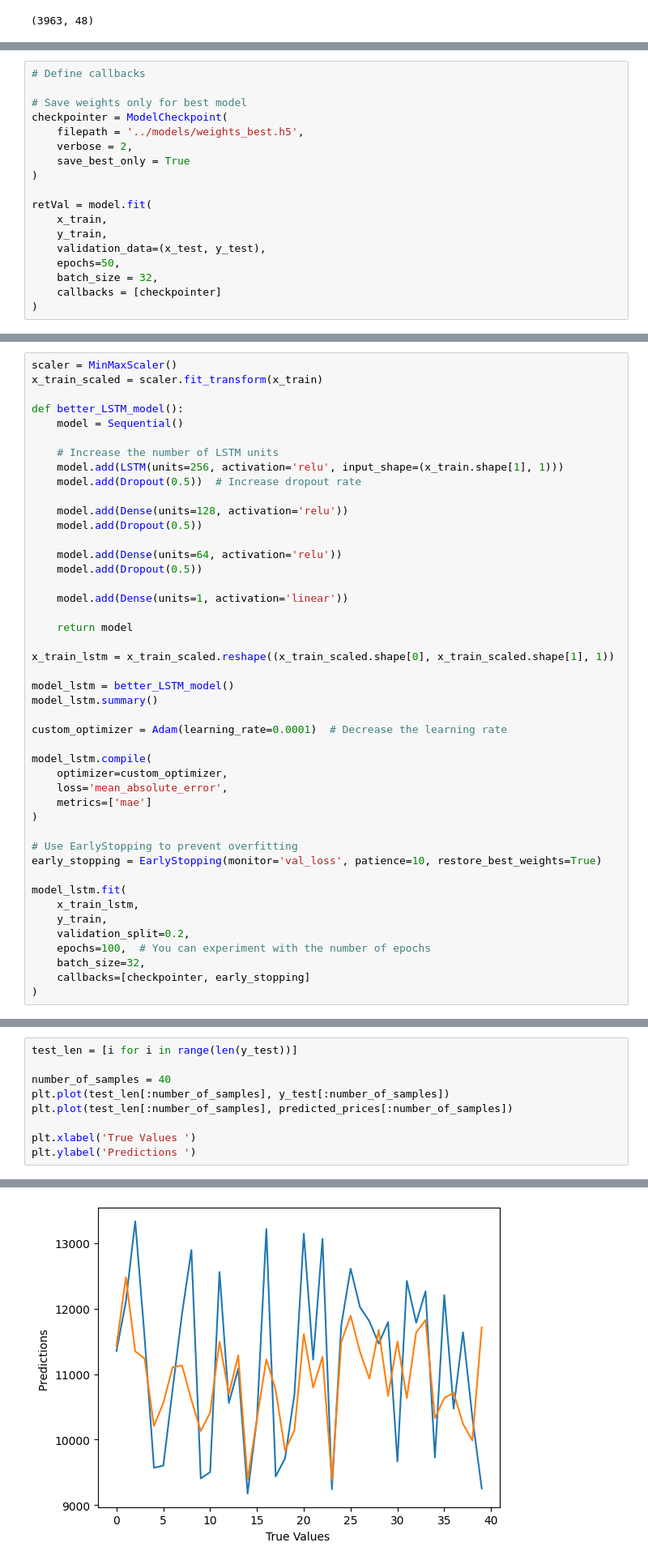
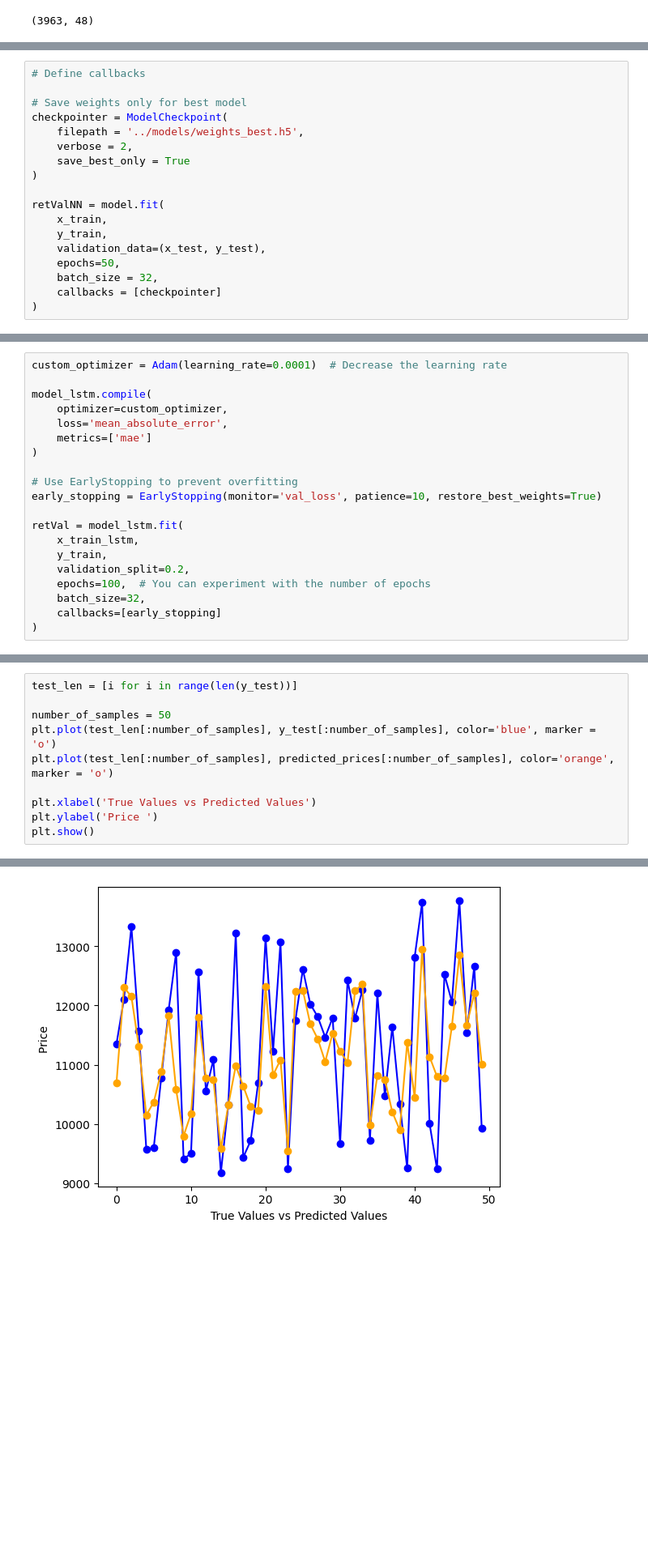
Before and after one commit to elfailali/Moroccan-all-shares-index-forcasting, a Jupyter notebook: notebooks/preprocessing.ipynb, the cells around one changed output, grey strips where cells are left out. Shown at 81% size. Cells and saved outputs as stored; diff of their text form; blank space fills up the shorter version.

Commit message:
Add Modeling and Evaluation

```diff
--- a/notebooks/preprocessing.ipynb
+++ b/notebooks/preprocessing.ipynb
@@ -407,7 +413,7 @@ checkpointer = ModelCheckpoint(
     save_best_only = True
 )
 
-retVal = model.fit(
+retValNN = model.fit(
     x_train,
     y_train,
     validation_data=(x_test, y_test),
@@ -465,29 +514,4 @@ LSTM MODEL<h1>
 # %%
-scaler = MinMaxScaler()
-x_train_scaled = scaler.fit_transform(x_train)
-
-def better_LSTM_model():
-    model = Sequential()
-
-    # Increase the number of LSTM units
-    model.add(LSTM(units=256, activation='relu', input_shape=(x_train.shape[1], 1)))
-    model.add(Dropout(0.5))  # Increase dropout rate
-
-    model.add(Dense(units=128, activation='relu'))
-    model.add(Dropout(0.5))
-
-    model.add(Dense(units=64, activation='relu'))
-    model.add(Dropout(0.5))
-
-    model.add(Dense(units=1, activation='linear'))
-
-    return model
-
-x_train_lstm = x_train_scaled.reshape((x_train_scaled.shape[0], x_train_scaled.shape[1], 1))
-
-model_lstm = better_LSTM_model()
-model_lstm.summary()
-
 custom_optimizer = Adam(learning_rate=0.0001)  # Decrease the learning rate
 
 model_lstm.compile(
@@ -499,12 +523,12 @@ model_lstm.compile(
 # Use EarlyStopping to prevent overfitting
 early_stopping = EarlyStopping(monitor='val_loss', patience=10, restore_best_weights=True)
 
-model_lstm.fit(
+retVal = model_lstm.fit(
     x_train_lstm,
     y_train,
     validation_split=0.2,
     epochs=100,  # You can experiment with the number of epochs
     batch_size=32,
-    callbacks=[checkpointer, early_stopping]
+    callbacks=[early_stopping]
 )
 # %% [output]
@@ -536,10 +566,11 @@ predicted_prices = model_lstm.predict(x_test)
 # %%
 test_len = [i for i in range(len(y_test))]
 
-number_of_samples = 40
-plt.plot(test_len[:number_of_samples], y_test[:number_of_samples])
-plt.plot(test_len[:number_of_samples], predicted_prices[:number_of_samples])
+number_of_samples = 50
+plt.plot(test_len[:number_of_samples], y_test[:number_of_samples], color='blue', marker = 'o')
+plt.plot(test_len[:number_of_samples], predicted_prices[:number_of_samples], color='orange', marker = 'o')
 
-plt.xlabel('True Values ')
-plt.ylabel('Predictions ')
+plt.xlabel('True Values vs Predicted Values')
+plt.ylabel('Price ')
+plt.show()
 # %% [output]
@@ -547 +577 @@ Text(0, 0.5, 'Predictions ')
-[figure, old version]
+[figure, new version]
```
Also changed, not shown: parts of 33 cells of this notebook, 4 other files.
